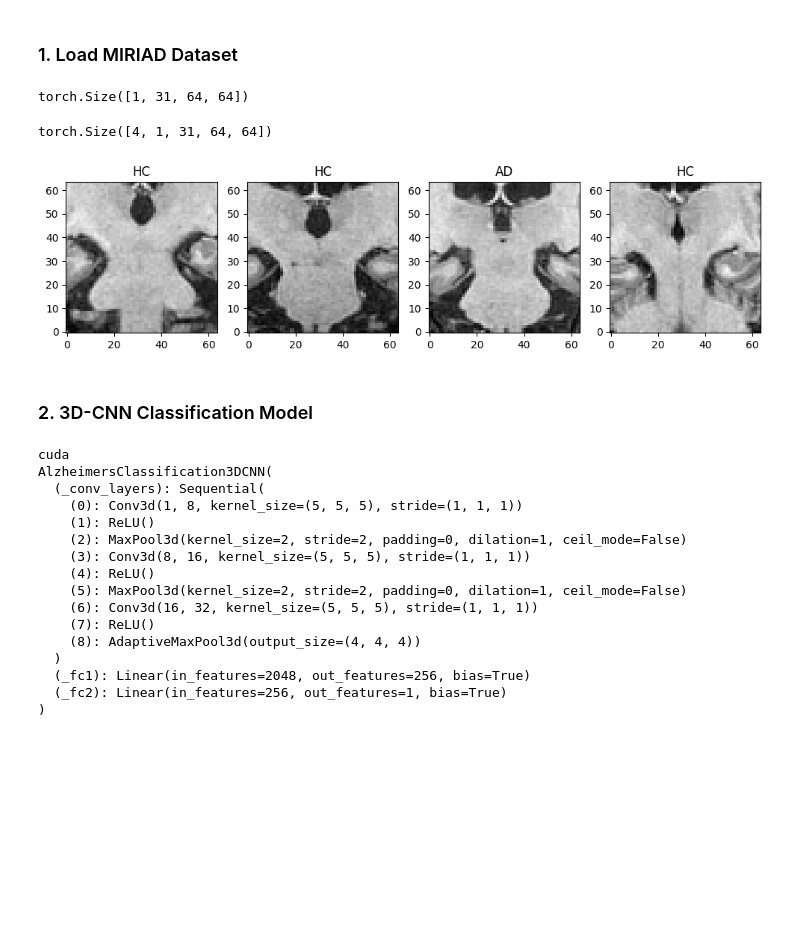
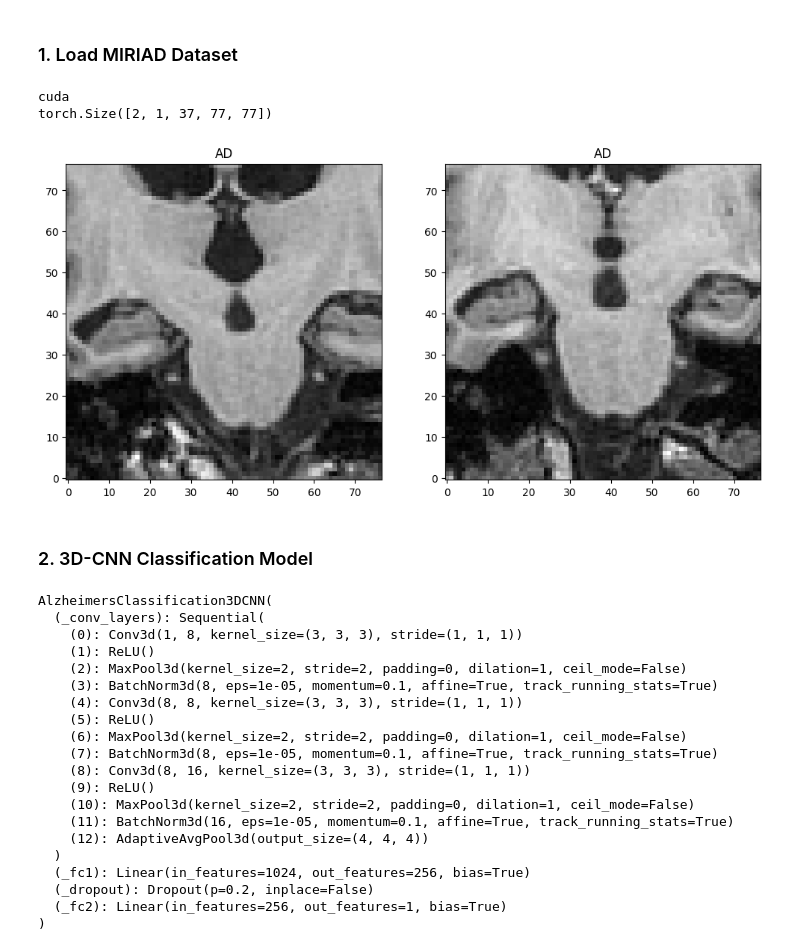
Before and after one commit to KnightTec/mlmi-project, a Jupyter notebook: mri_classifier.ipynb, the cells around one changed output. Saved outputs shown, nothing was run; the diff lists cells and outputs as text; code cells hidden in the pictures; blank space fills up the shorter version.

```diff
--- a/mri_classifier.ipynb
+++ b/mri_classifier.ipynb
@@ -6,73 +6,73 @@
 # %%
 import torchvision.transforms as transforms
 from miriad import MiriadDataset
 import torch
 
 transform = transforms.Compose(
     [transforms.ToTensor(),
      transforms.Normalize((0.5,), (0.5,))]
 )
 
-batch_size=4
+batch_size=2
 
-train_dataset = MiriadDataset(root="data/miriad", train=True, transform=transform, crop=0.75)
+train_dataset = MiriadDataset(root="data/miriad", train=True, transform=transform, crop=0.7)
 train_loader = torch.utils.data.DataLoader(train_dataset, batch_size=batch_size,
                                           shuffle=True, num_workers=2)
-val_dataset = MiriadDataset(root="data/miriad", train=False, transform=transform, crop=0.75)
+val_dataset = MiriadDataset(root="data/miriad", train=False, transform=transform, crop=0.7)
 val_loader = torch.utils.data.DataLoader(val_dataset, batch_size=batch_size,
                                           shuffle=False, num_workers=2)
 
 classes = ('HC', 'AD')
 
-train_dataset[0][0].size()
+device = torch.device('cuda' if torch.cuda.is_available() else 'cpu')
+print(device)
+
+import matplotlib.pyplot as plt
+
+# get some random training images
+dataiter = iter(train_loader)
+mris, labels = next(dataiter)
+
+print(mris.size())
+
+plt.figure(figsize=(12, 6))
+i = 0
+for sample_data, sample_label in zip(mris, labels):
+    mri_sample_slice = sample_data[0, 16, :, :]
+    plt.subplot(1, batch_size, i+1)  # Create a subplot for each sample
+    plt.imshow(mri_sample_slice.T, cmap='gray', origin='lower')
+    plt.title(f"{classes[sample_label]}")  # Display the label as the title
+    i += 1
+plt.show()
 # %% [output]
-torch.Size([1, 31, 64, 64])
+cuda
+torch.Size([2, 1, 37, 77, 77])
+[figure, added]
-# %%
-import matplotlib.pyplot as plt
-
-# get some random training images
-dataiter = iter(train_loader)
-mris, labels = next(dataiter)
-
-print(mris.size())
-
-plt.figure(figsize=(12, 6))
-i = 0
-for sample_data, sample_label in zip(mris, labels):
-    mri_sample_slice = sample_data[0, 16, :, :]
-    plt.subplot(1, batch_size, i+1)  # Create a subplot for each sample
-    plt.imshow(mri_sample_slice.T, cmap='gray', origin='lower')
-    plt.title(f"{classes[sample_label]}")  # Display the label as the title
-    i += 1
-plt.show()
-# %% [output]
-torch.Size([4, 1, 31, 64, 64])
-[figure, removed]
 # %% [markdown]
 ### 2. 3D-CNN Classification Model
 # %%
 from models import AlzheimersClassification3DCNN
 
-device = torch.device('cuda' if torch.cuda.is_available() else 'cpu')
-device = "cpu"
-print(device)
-
 model = AlzheimersClassification3DCNN().double().to(device)
 print(model)
 # %% [output]
-cuda
 AlzheimersClassification3DCNN(
   (_conv_layers): Sequential(
-    (0): Conv3d(1, 8, kernel_size=(5, 5, 5), stride=(1, 1, 1))
+    (0): Conv3d(1, 8, kernel_size=(3, 3, 3), stride=(1, 1, 1))
     (1): ReLU()
     (2): MaxPool3d(kernel_size=2, stride=2, padding=0, dilation=1, ceil_mode=False)
-    (3): Conv3d(8, 16, kernel_size=(5, 5, 5), stride=(1, 1, 1))
-    (4): ReLU()
-    (5): MaxPool3d(kernel_size=2, stride=2, padding=0, dilation=1, ceil_mode=False)
-    (6): Conv3d(16, 32, kernel_size=(5, 5, 5), stride=(1, 1, 1))
-    (7): ReLU()
-    (8): AdaptiveMaxPool3d(output_size=(4, 4, 4))
+    (3): BatchNorm3d(8, eps=1e-05, momentum=0.1, affine=True, track_running_stats=True)
+    (4): Conv3d(8, 8, kernel_size=(3, 3, 3), stride=(1, 1, 1))
+    (5): ReLU()
+    (6): MaxPool3d(kernel_size=2, stride=2, padding=0, dilation=1, ceil_mode=False)
+    (7): BatchNorm3d(8, eps=1e-05, momentum=0.1, affine=True, track_running_stats=True)
+    (8): Conv3d(8, 16, kernel_size=(3, 3, 3), stride=(1, 1, 1))
+    (9): ReLU()
+    (10): MaxPool3d(kernel_size=2, stride=2, padding=0, dilation=1, ceil_mode=False)
+    (11): BatchNorm3d(16, eps=1e-05, momentum=0.1, affine=True, track_running_stats=True)
+    (12): AdaptiveAvgPool3d(output_size=(4, 4, 4))
   )
-  (_fc1): Linear(in_features=2048, out_features=256, bias=True)
+  (_fc1): Linear(in_features=1024, out_features=256, bias=True)
+  (_dropout): Dropout(p=0.2, inplace=False)
   (_fc2): Linear(in_features=256, out_features=1, bias=True)
 )
```
Also changed, not shown: parts of 8 cells of this notebook, 6 other files.
